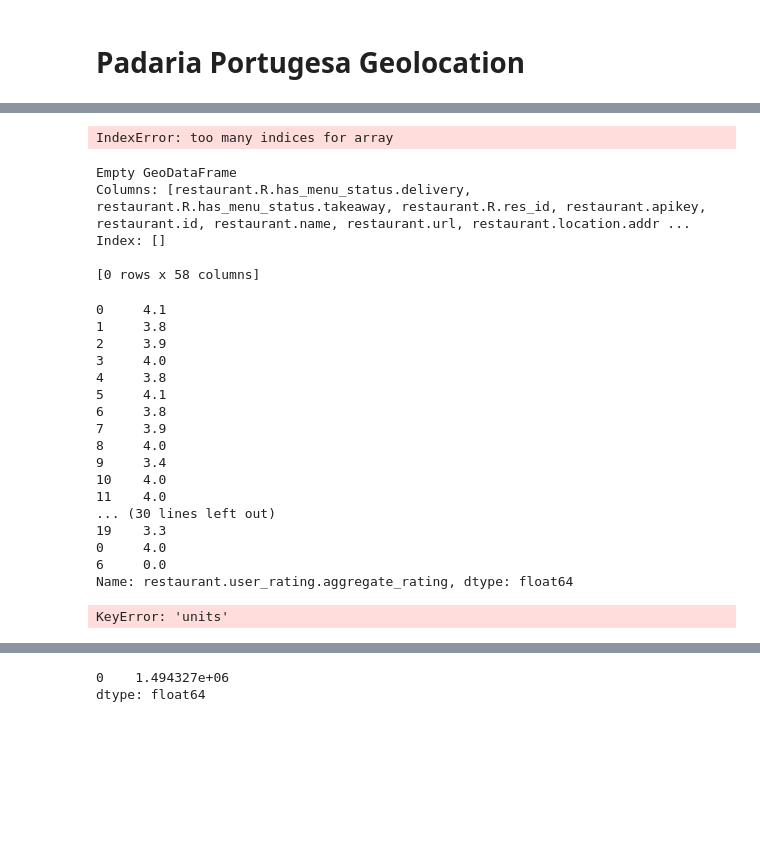
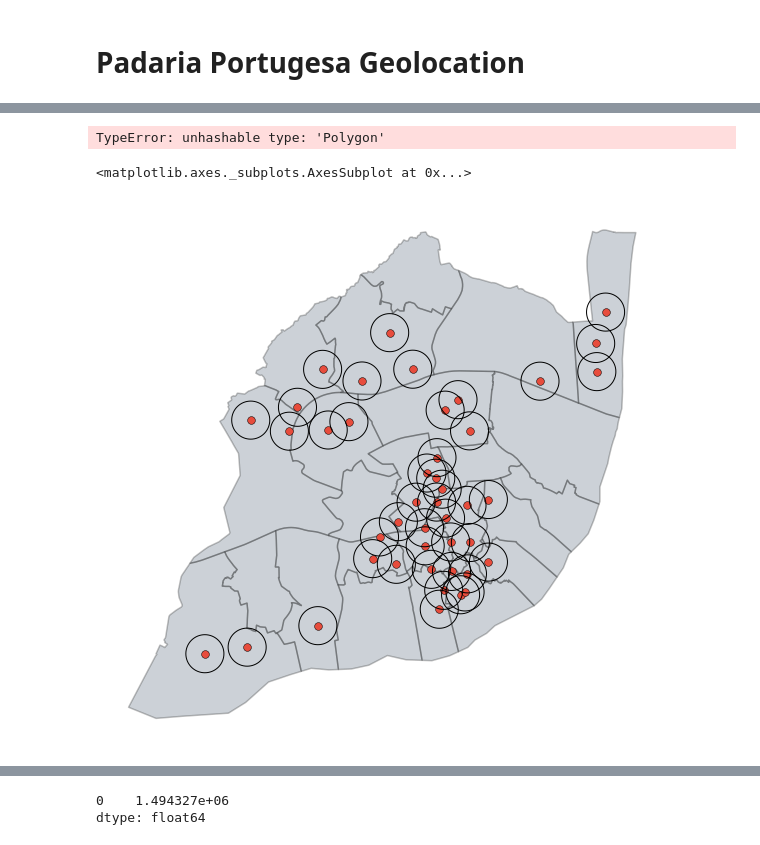
Before and after one commit to ricardozacarias/padarias, a Jupyter notebook: padarias.ipynb, the cells around one changed output, grey strips where cells are left out. Drawn from its saved outputs; the diff is of its cells as text; code cells hidden in the pictures; blank space fills up the shorter version.

```diff
--- a/padarias.ipynb
+++ b/padarias.ipynb
@@ -44,33 +48,12 @@ base.axis('off');
-# %%
-points
-# %% [output]
-IndexError: too many indices for array
-Empty GeoDataFrame
-Columns: [restaurant.R.has_menu_status.delivery, restaurant.R.has_menu_status.takeaway, restaurant.R.res_id, restaurant.apikey, restaurant.id, restaurant.name, restaurant.url, restaurant.location.addr ...
-Index: []
-
-[0 rows x 58 columns]
-# %%
-points['restaurant.user_rating.aggregate_rating']
-# %% [output]
-0     4.1
-1     3.8
-2     3.9
-3     4.0
-4     3.8
-5     4.1
-6     3.8
-7     3.9
-8     4.0
-9     3.4
-10    4.0
-11    4.0
-... (30 lines left out)
-19    3.3
-0     4.0
-6     0.0
-Name: restaurant.user_rating.aggregate_rating, dtype: float64
-# %%
-freguesias.crs['units']
-# %% [output]
-KeyError: 'units'
+# %%
+radius = gp.GeoDataFrame(geometry=points.buffer(500))
+# %% [output]
+TypeError: unhashable type: 'Polygon'
+# %%
+base = freguesias.plot(figsize=(10, 10), facecolor='#34495e', edgecolor='k', linewidth= 1.5, alpha=.25)
+points.plot(ax=base, marker='o', color='#e74c3c', markersize=60, edgecolor='k', linewidth=.5)
+base.axis('off');
+radius.plot(ax=base, facecolor='none', edgecolor='k')
+# %% [output]
+<matplotlib.axes._subplots.AxesSubplot at 0x...>
+[figure, added]
```
Also changed, not shown: parts of 7 cells of this notebook.
